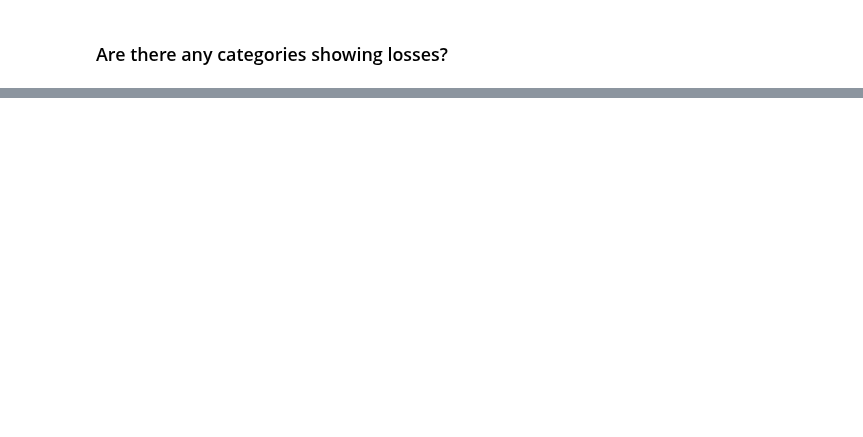
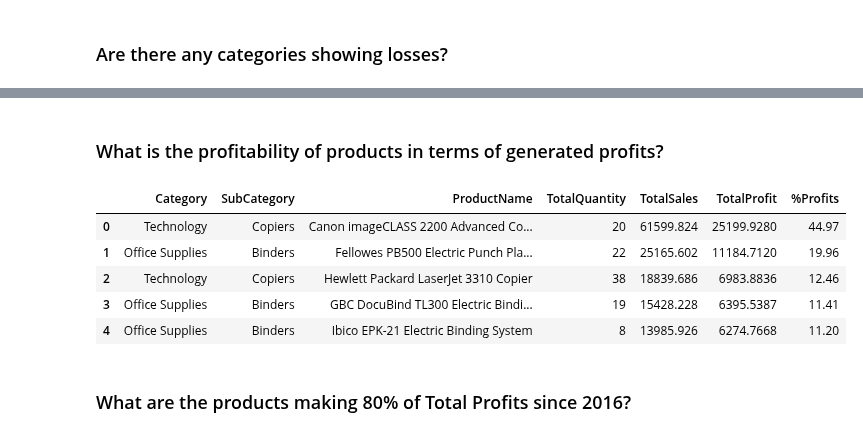
Before and after one commit to Ileeko/E-Commerce_SuperStore, a Jupyter notebook: SuperStore_EDA.ipynb, the cells around one changed output, grey strips where cells are left out. Saved outputs shown, nothing was run; the diff lists cells and outputs as text; code cells hidden in the pictures; blank space fills up the shorter version.

```diff
--- a/SuperStore_EDA.ipynb
+++ b/SuperStore_EDA.ipynb
@@ -294,0 +405,35 @@ fig.show()
+# %% [markdown]
+###  What is the profitability of products in terms of generated profits?
+# %%
+products_profits = '''
+                    SELECT
+                        c.Category, c.SubCategory, p.ProductName,
+                        SUM(o.Quantity)'TotalQuantity', SUM(o.Sales)'TotalSales',
+                        SUM(o.Profit)'TotalProfit'
+                    FROM Orders_details AS o
+                    JOIN Products AS p
+                    ON o.ProductId = p.ProductId
+                    JOIN Categories AS c
+                    ON p.CategoryId = c.CategoryId
+                    WHERE o.Profit > 0
+                    GROUP BY o.ProductId
+                    ORDER BY
+                        TotalProfit DESC
+                    LIMIT 5;
+                '''
+df = sql_to_dataframe(products_profits)
+df['%Profits'] = round((df['TotalProfit'] / df['TotalProfit'].sum()) * 100, 2)
+display(df)
+
+fig = px.sunburst(df, path=['Category', 'SubCategory', 'ProductName'], values='TotalProfit',
+                  title='5 Best Seller Products by TotalProfits')
+fig.show()
+# %% [output]
+|  | Category | SubCategory | ProductName | TotalQuantity | TotalSales | TotalProfit | %Profits |
+| 0 | Technology | Copiers | Canon imageCLASS 2200 Advanced Co... | 20 | 61599.824 | 25199.9280 | 44.97 |
+| 1 | Office Supplies | Binders | Fellowes PB500 Electric Punch Pla... | 22 | 25165.602 | 11184.7120 | 19.96 |
+| 2 | Technology | Copiers | Hewlett Packard LaserJet 3310 Copier | 38 | 18839.686 | 6983.8836 | 12.46 |
+| 3 | Office Supplies | Binders | GBC DocuBind TL300 Electric Bindi... | 19 | 15428.228 | 6395.5387 | 11.41 |
+| 4 | Office Supplies | Binders | Ibico EPK-21 Electric Binding System | 8 | 13985.926 | 6274.7668 | 11.20 |
+# %% [markdown]
+### What are the products making 80% of Total Profits since 2016?
```
Also changed, not shown: parts of 30 cells of this notebook, 1 other file.
